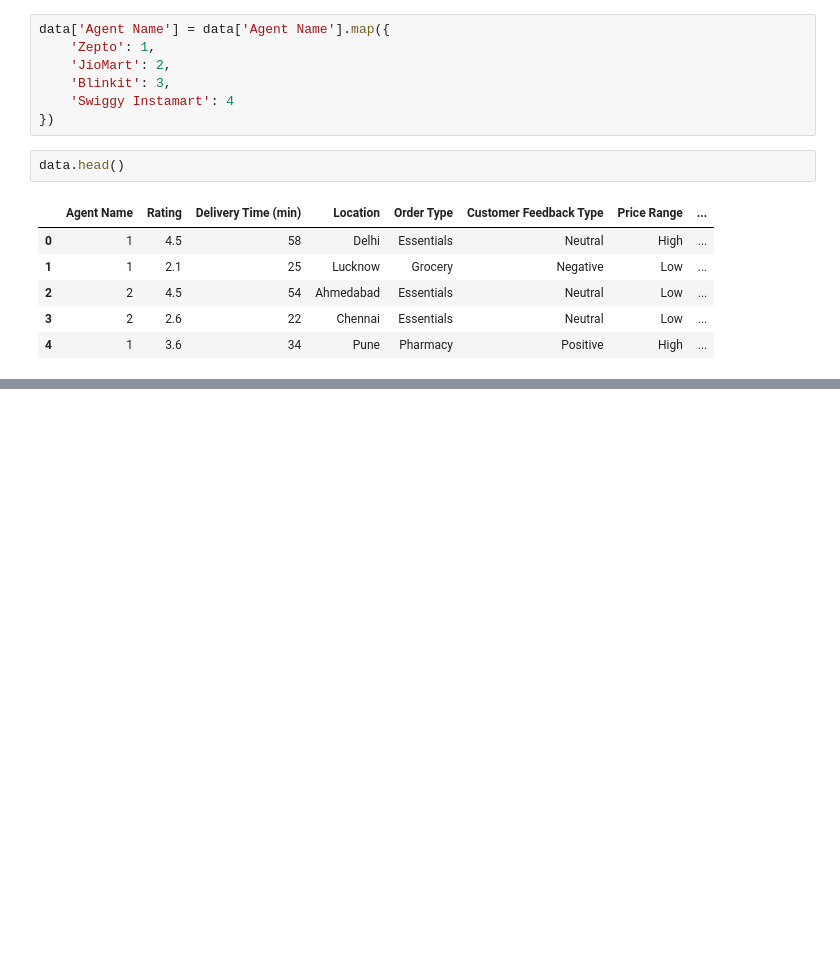
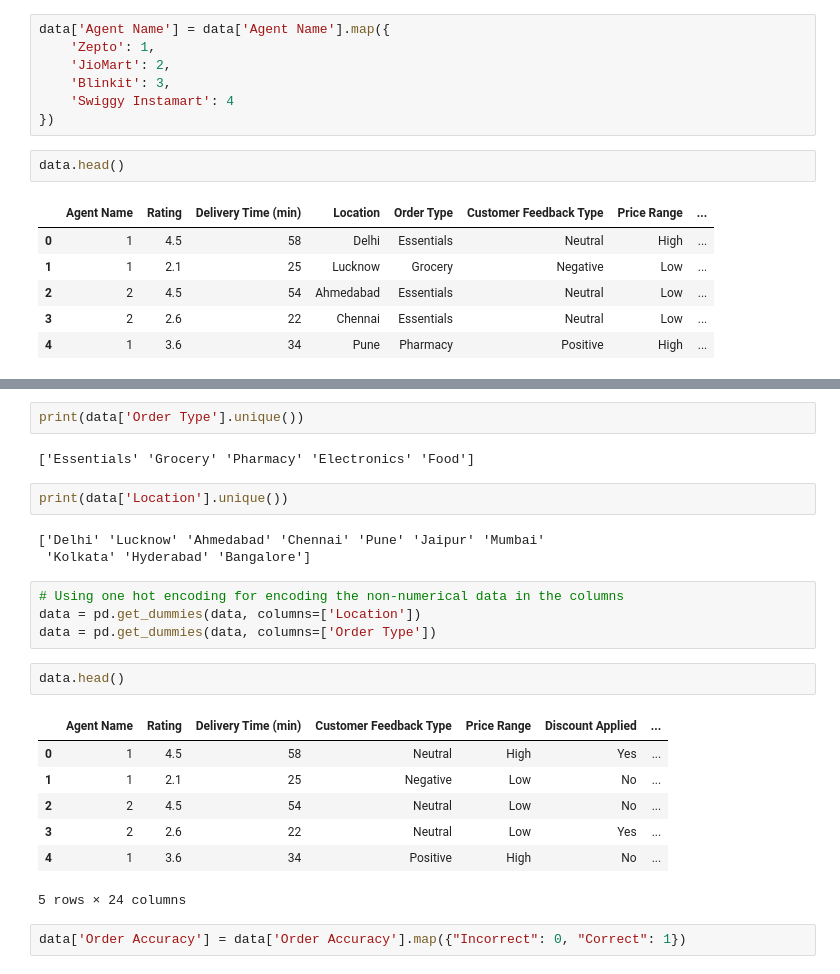
Before and after one commit to AtharSayed/DPL, a Jupyter notebook: practice/Ecommerce/main.ipynb, the cells around one changed output, grey strips where cells are left out. Drawn from its saved outputs; the diff is of its cells as text; blank space fills up the shorter version.

Commit message:
One-ht encoded and data-cleaned

```diff
--- a/practice/Ecommerce/main.ipynb
+++ b/practice/Ecommerce/main.ipynb
@@ -49,0 +80,25 @@ data.head()
+# %%
+print(data['Order Type'].unique())
+# %% [output]
+['Essentials' 'Grocery' 'Pharmacy' 'Electronics' 'Food']
+# %%
+print(data['Location'].unique())
+# %% [output]
+['Delhi' 'Lucknow' 'Ahmedabad' 'Chennai' 'Pune' 'Jaipur' 'Mumbai'
+ 'Kolkata' 'Hyderabad' 'Bangalore']
+# %%
+# Using one hot encoding for encoding the non-numerical data in the columns
+data = pd.get_dummies(data, columns=['Location'])
+data = pd.get_dummies(data, columns=['Order Type'])
+# %%
+data.head()
+# %% [output]
+|  | Agent Name | Rating | Delivery Time (min) | Customer Feedback Type | Price Range | Discount Applied | ... |
+| 0 | 1 | 4.5 | 58 | Neutral | High | Yes | ... |
+| 1 | 1 | 2.1 | 25 | Negative | Low | No | ... |
+| 2 | 2 | 4.5 | 54 | Neutral | Low | No | ... |
+| 3 | 2 | 2.6 | 22 | Neutral | Low | Yes | ... |
+| 4 | 1 | 3.6 | 34 | Positive | High | No | ... |
+5 rows × 24 columns
+# %%
+data['Order Accuracy'] = data['Order Accuracy'].map({"Incorrect": 0, "Correct": 1})
```
Also changed, not shown: parts of 6 cells of this notebook.
